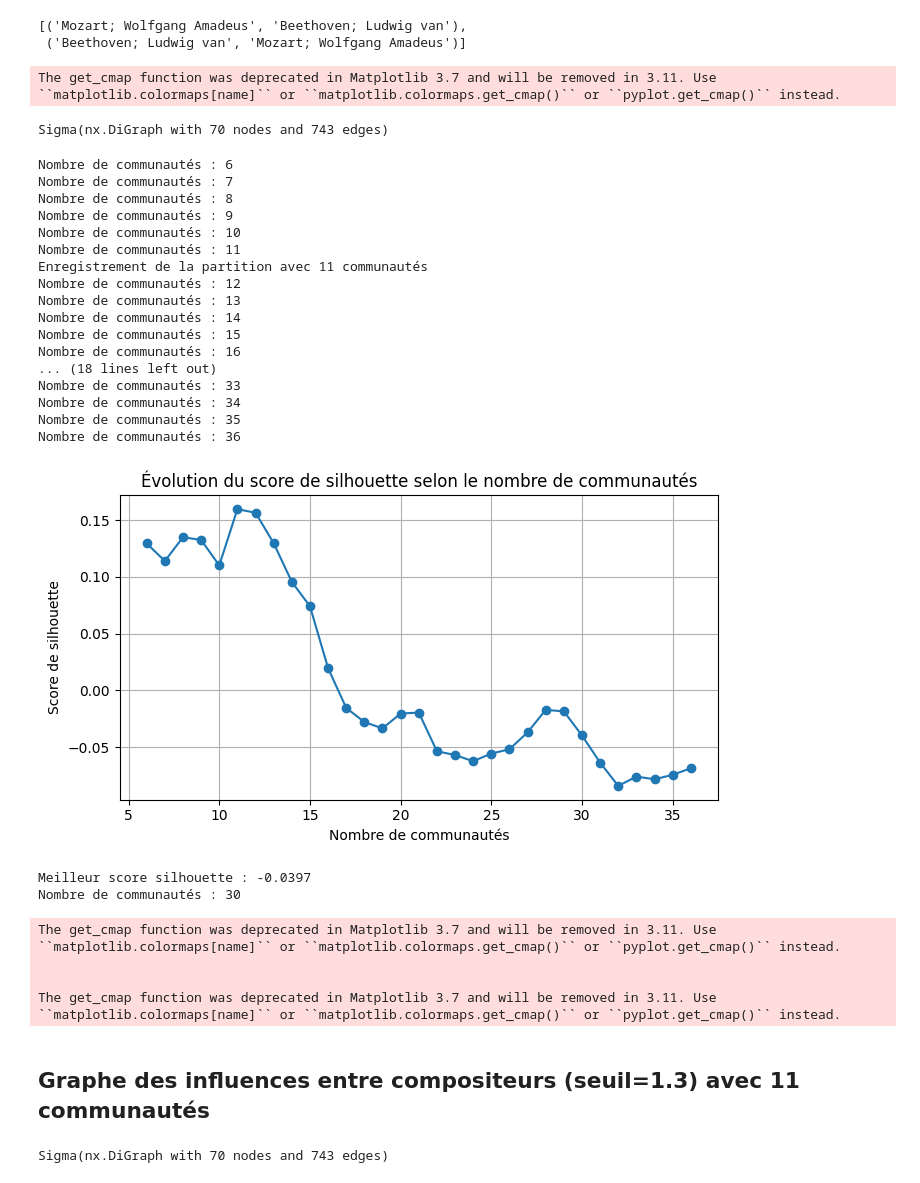
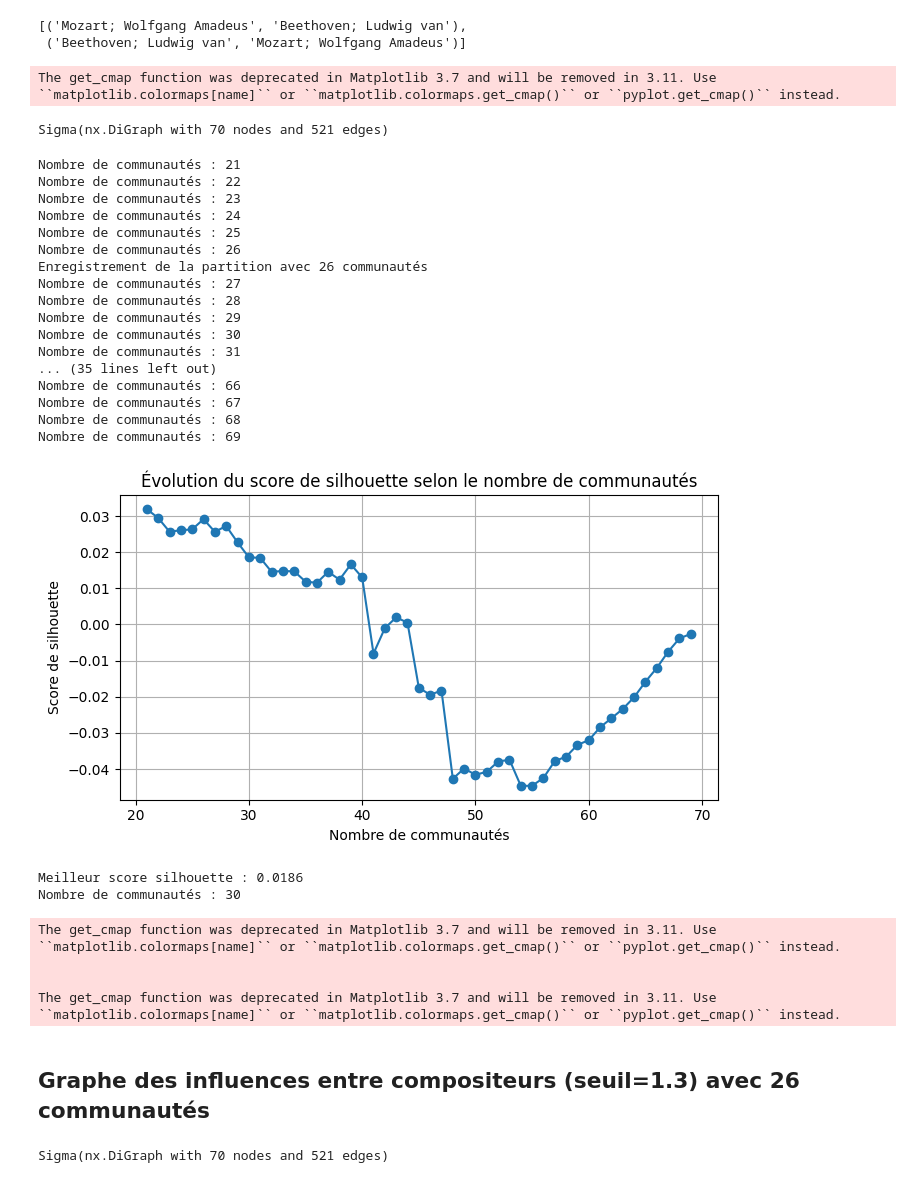
Before and after one commit to AugustinBouquillard/ClassicalGraph, a Jupyter notebook: exploitation_graphe.ipynb, the cells around one changed output. Cells and saved outputs as stored; diff of their text form; code cells hidden in the pictures.

```diff
--- a/exploitation_graphe.ipynb
+++ b/exploitation_graphe.ipynb
@@ -505,7 +505,7 @@ for communities in partition:
     if score > best_score or n_communities == 22:
         best_score = score
         best_partition = communities
-    if n_communities >= 50:
+    if n_communities >= 69:
         break
 
 # Tracer l'évolution du score de silhouette
@@ -719,7 +719,7 @@ pca_dim = 100
 random_state = 42
 pca = PCA(n_components=pca_dim, random_state=random_state)
 X_pca = pca.fit_transform(X_scaled)
-lda = LinearDiscriminantAnalysis(n_components=dim, solver='eigen', shrinkage='auto')
+lda = LinearDiscriminantAnalysis(n_components=lda_dim, solver='eigen', shrinkage='auto')
 X_lda = lda.fit_transform(X_pca, y_encoded)
 dico_centroids = {}
 for cls in range(n_classes):
@@ -742,7 +742,7 @@ fig = go.Figure(data=go.Heatmap(
     x=class_names,
     y=class_names,
     colorscale='Viridis',
-    colorbar=dict(title='Distance euclidienne'),
+    colorbar=dict(title='Distance de Wasserstein'),
     hovertemplate='De %{y}<br>à %{x}<br>Distance: %{z:.2f}<extra></extra>',
 ))
 
@@ -830,7 +828,7 @@ sigma = Sigma(
 sigma
 # %% [output]
 The get_cmap function was deprecated in Matplotlib 3.7 and will be removed in 3.11. Use ``matplotlib.colormaps[name]`` or ``matplotlib.colormaps.get_cmap()`` or ``pyplot.get_cmap()`` instead.
-Sigma(nx.DiGraph with 70 nodes and 743 edges)
+Sigma(nx.DiGraph with 70 nodes and 521 edges)
 # %%
 from networkx.algorithms.community.centrality import girvan_newman
 from networkx import edge_betweenness_centrality as betweenness
@@ -844,59 +842,59 @@ silhouette_scores = []
 partition_lengths = []
 best_score = -1
 best_partition = None
-no_enregistres = [11,21,28]
+no_enregistres = [26,39]
 partitions_enregistreees = []
 for communities in partition:
     n_communities = len(communities)
     partition_lengths.append(n_communities)
     print(f"Nombre de communautés : {n_communities}")
     labels = np.zeros(len(G.nodes()), dtype=int)
     for idx, community in enumerate(communities):
         for node in community:
             labels[list(G.nodes()).index(node)] = idx
     # Calcul du score silhouette sur les centroïdes (distance_matrix)
     score = silhouette_score(distance_matrix, labels, metric='precomputed')
     silhouette_scores.append(score)
     if n_communities in no_enregistres:
         partitions_enregistreees.append(communities)
         print(f"Enregistrement de la partition avec {n_communities} communautés")
     if score > best_score or n_communities == 30:
         best_score = score
         best_partition = communities
-    if n_communities >= 36:
+    if n_communities >= 69:
         break
 
 # Tracer l'évolution du score de silhouette
 plt.figure(figsize=(7, 4))
 plt.plot(partition_lengths, silhouette_scores, marker='o')
 plt.xlabel("Nombre de communautés")
 plt.ylabel("Score de silhouette")
 plt.title("Évolution du score de silhouette selon le nombre de communautés")
 plt.grid(True)
 plt.tight_layout()
 plt.show()
 print(f"Meilleur score silhouette : {best_score:.4f}")
 print(f"Nombre de communautés : {len(best_partition)}")
 # %% [output]
-Nombre de communautés : 6
-Nombre de communautés : 7
-Nombre de communautés : 8
-Nombre de communautés : 9
-Nombre de communautés : 10
-Nombre de communautés : 11
-Enregistrement de la partition avec 11 communautés
-Nombre de communautés : 12
-Nombre de communautés : 13
-Nombre de communautés : 14
-Nombre de communautés : 15
-Nombre de communautés : 16
-... (18 lines left out)
-Nombre de communautés : 33
-Nombre de communautés : 34
-Nombre de communautés : 35
-Nombre de communautés : 36
+Nombre de communautés : 21
+Nombre de communautés : 22
+Nombre de communautés : 23
+Nombre de communautés : 24
+Nombre de communautés : 25
+Nombre de communautés : 26
+Enregistrement de la partition avec 26 communautés
+Nombre de communautés : 27
+Nombre de communautés : 28
+Nombre de communautés : 29
+Nombre de communautés : 30
+Nombre de communautés : 31
+... (35 lines left out)
+Nombre de communautés : 66
+Nombre de communautés : 67
+Nombre de communautés : 68
+Nombre de communautés : 69
-[figure, old version]
+[figure, new version]
-Meilleur score silhouette : -0.0397
+Meilleur score silhouette : 0.0186
 Nombre de communautés : 30
 # %%
 import math
@@ -930,7 +928,7 @@ for node in G.nodes():
 
 # Calculer la disposition des communautés en cercles
 layout = {}
-radius_outer = 1.5
+radius_outer = 3
 radius_inner = 0.4
 angle_step_outer = 2 * np.pi / num_communities
 
@@ -948,7 +946,7 @@ for idx, community in enumerate(communities):
         }
 
 # Calcul d'un score de PageRank pour ajuster la taille des noeuds par exemple
-pagerank_scores = nx.pagerank(G)
+pagerank_scores = G.out_degree(weight='weight')
 
 # Visualisation avec ipysigma
 sigma = Sigma(
@@ -971,5 +969,5 @@ The get_cmap function was deprecated in Matplotlib 3.7 and will be removed in 3.
 
 
 The get_cmap function was deprecated in Matplotlib 3.7 and will be removed in 3.11. Use ``matplotlib.colormaps[name]`` or ``matplotlib.colormaps.get_cmap()`` or ``pyplot.get_cmap()`` instead.
-## Graphe des influences entre compositeurs (seuil=1.3) avec 11 communautés
+## Graphe des influences entre compositeurs (seuil=1.3) avec 26 communautés
-Sigma(nx.DiGraph with 70 nodes and 743 edges)
+Sigma(nx.DiGraph with 70 nodes and 521 edges)
```
Also changed, not shown: parts of 2 cells of this notebook, 5 other files.
